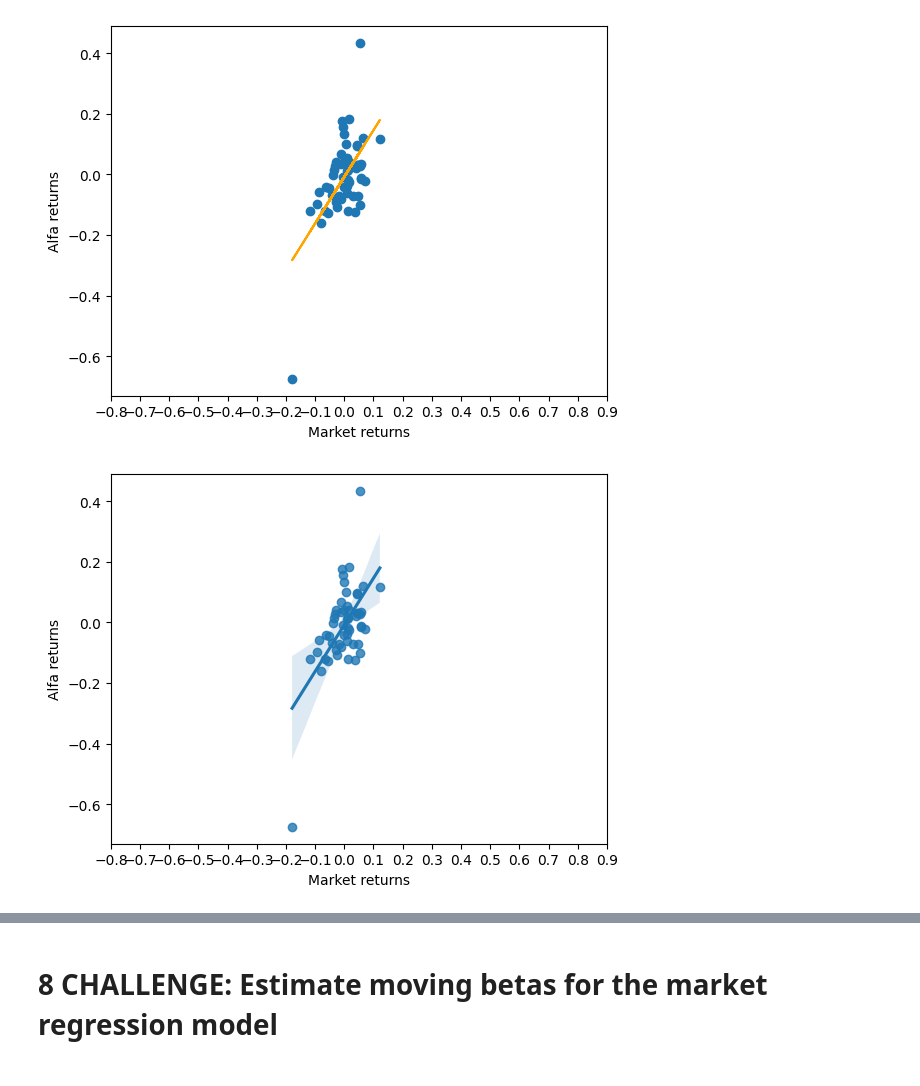
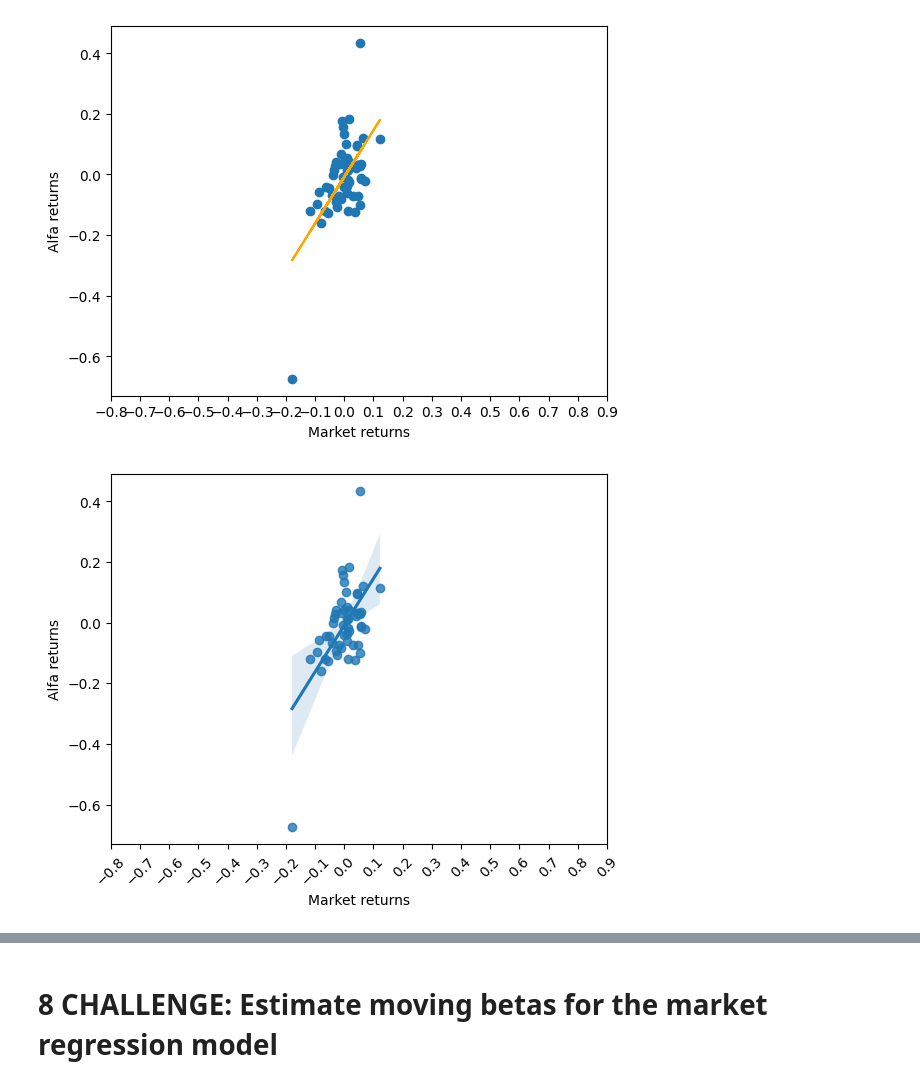
Before and after one commit to Jaime-prog/Statistics_Data_Science_TC3006C, a Jupyter notebook: Workshops/Workshop4_JaimeLopez.ipynb, the cells around one changed output, grey strips where cells are left out. Drawn from its saved outputs; the diff is of its cells as text; code cells hidden in the pictures.

Commit message:
Better readability for graphs

```diff
--- a/Workshops/Workshop4_JaimeLopez.ipynb
+++ b/Workshops/Workshop4_JaimeLopez.ipynb
@@ -136,16 +136,19 @@ plt.show()
 # %%
 # Another faster way to plot a scatter and the regression line:
 # I use the seaborn library:
+
+X=sr['MXXret'].values
+Y = sr['ALFAAret'].values
 import seaborn as sns
 plt.clf()
-sns.regplot(x = x, y = y)
-plt.xticks(np.arange(-0.80,1,0.1))
+sns.regplot(x = X, y = Y)
+plt.xticks(np.arange(-0.80, 1, 0.1), rotation=45)  # Adjust the rotation angle
 plt.xlabel("Market returns")
 plt.ylabel("Alfa returns")
 
 plt.show()
 # %% [output]
-[figure, old version]
+[figure, new version]
 # %%
 import statsmodels.api as sm
 # I add a column of 1's to the X dataframe in order to include the beta0 coefficient (intercept) in the model:
```
Also changed, not shown: parts of 7 cells of this notebook.
